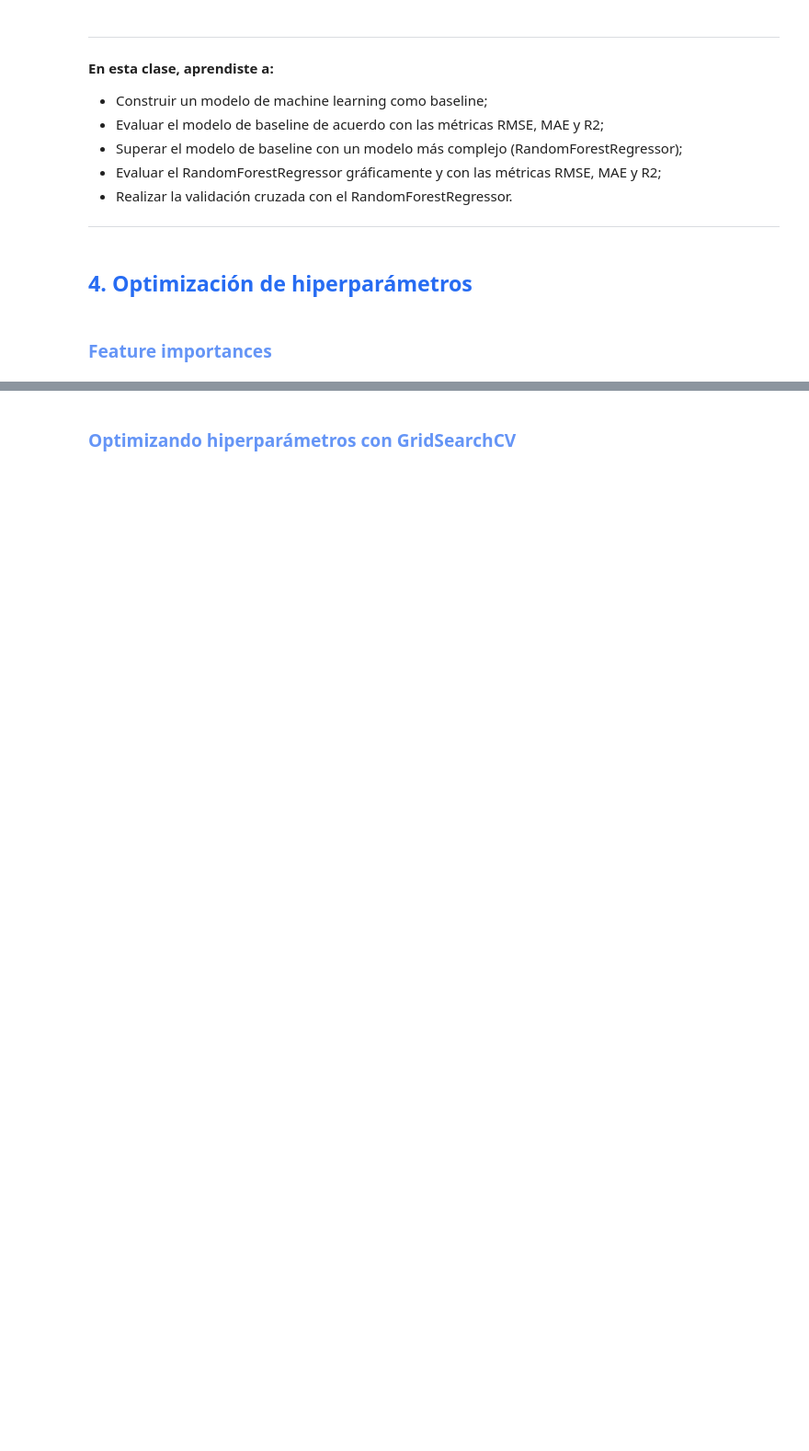
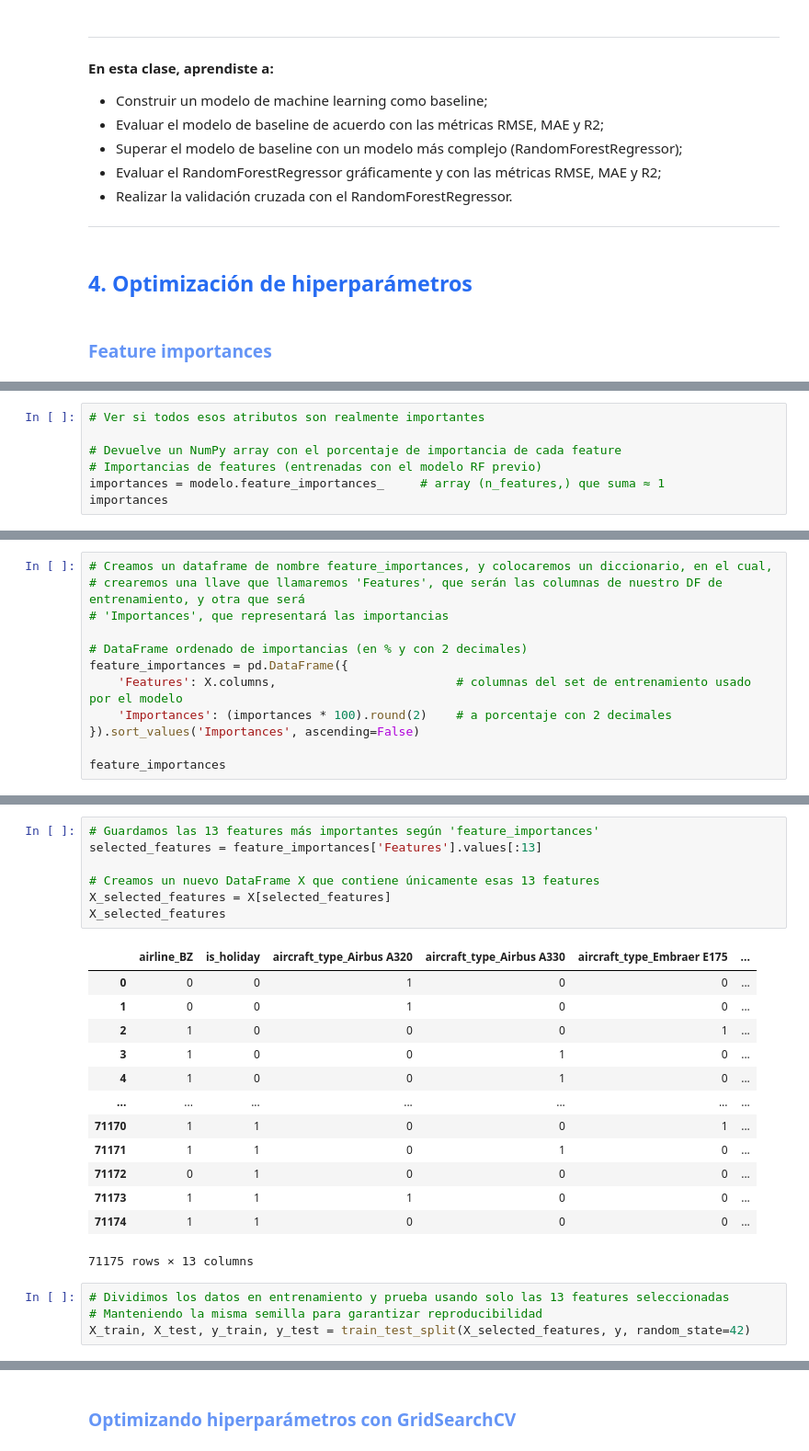
Before and after one commit to DanielRaiicHu/optimizacion_aeroportuaria, a Jupyter notebook: optimizacion_aeroportuaria.ipynb, the cells around one changed output, grey strips where cells are left out. Shown at 92% size. Drawn from its saved outputs; the diff is of its cells as text; blank space fills up the shorter version.

```diff
--- a/optimizacion_aeroportuaria.ipynb
+++ b/optimizacion_aeroportuaria.ipynb
@@ -1424,0 +1460,7 @@ r2_mean = np.mean(cv_results['test_R2'])
+# %%
+# Ver si todos esos atributos son realmente importantes
+
+# Devuelve un NumPy array con el porcentaje de importancia de cada feature
+# Importancias de features (entrenadas con el modelo RF previo)
+importances = modelo.feature_importances_     # array (n_features,) que suma ≈ 1
+importances
@@ -1424,0 +1476,12 @@ r2_mean = np.mean(cv_results['test_R2'])
+# %%
+# Creamos un dataframe de nombre feature_importances, y colocaremos un diccionario, en el cual,
+# crearemos una llave que llamaremos 'Features', que serán las columnas de nuestro DF de entrenamiento, y otra que será
+# 'Importances', que representará las importancias
+
+# DataFrame ordenado de importancias (en % y con 2 decimales)
+feature_importances = pd.DataFrame({
+    'Features': X.columns,                         # columnas del set de entrenamiento usado por el modelo
+    'Importances': (importances * 100).round(2)    # a porcentaje con 2 decimales
+}).sort_values('Importances', ascending=False)
+
+feature_importances
@@ -1424,0 +1583,25 @@ r2_mean = np.mean(cv_results['test_R2'])
+# %%
+# Guardamos las 13 features más importantes según 'feature_importances'
+selected_features = feature_importances['Features'].values[:13]
+
+# Creamos un nuevo DataFrame X que contiene únicamente esas 13 features
+X_selected_features = X[selected_features]
+X_selected_features
+# %% [output]
+|  | airline_BZ | is_holiday | aircraft_type_Airbus A320 | aircraft_type_Airbus A330 | aircraft_type_Embraer E175 | ... |
+| 0 | 0 | 0 | 1 | 0 | 0 | ... |
+| 1 | 0 | 0 | 1 | 0 | 0 | ... |
+| 2 | 1 | 0 | 0 | 0 | 1 | ... |
+| 3 | 1 | 0 | 0 | 1 | 0 | ... |
+| 4 | 1 | 0 | 0 | 1 | 0 | ... |
+| ... | ... | ... | ... | ... | ... | ... |
+| 71170 | 1 | 1 | 0 | 0 | 1 | ... |
+| 71171 | 1 | 1 | 0 | 1 | 0 | ... |
+| 71172 | 0 | 1 | 0 | 0 | 0 | ... |
+| 71173 | 1 | 1 | 1 | 0 | 0 | ... |
+| 71174 | 1 | 1 | 0 | 0 | 0 | ... |
+71175 rows × 13 columns
+# %%
+# Dividimos los datos en entrenamiento y prueba usando solo las 13 features seleccionadas
+# Manteniendo la misma semilla para garantizar reproducibilidad
+X_train, X_test, y_train, y_test = train_test_split(X_selected_features, y, random_state=42)
```
Also changed, not shown: parts of 21 cells of this notebook.
